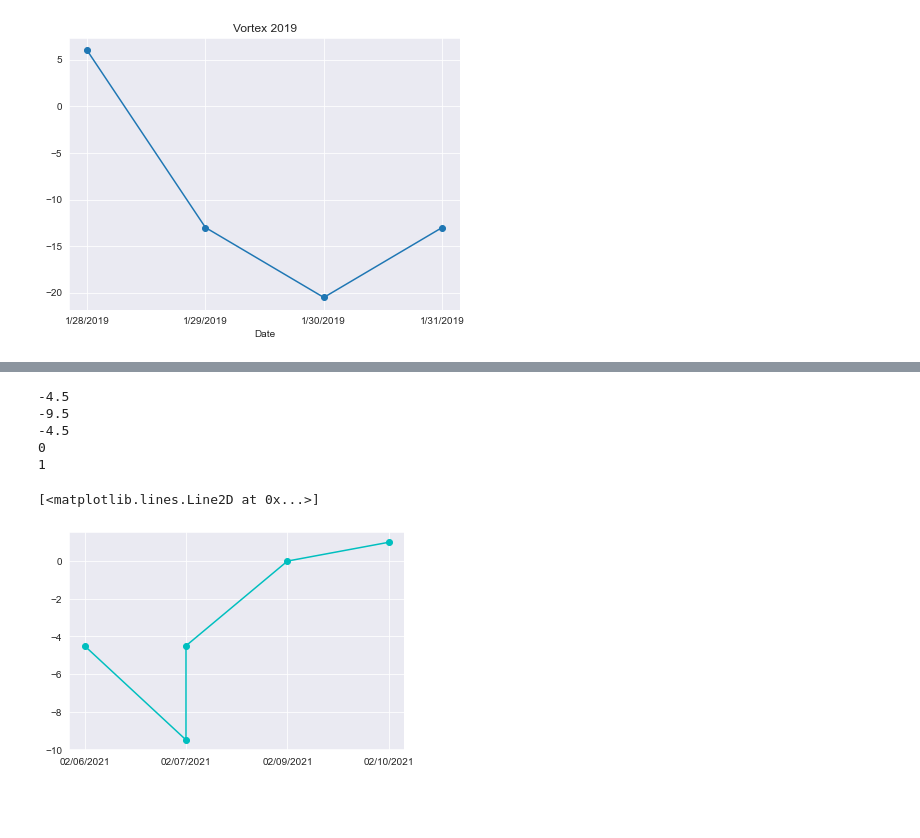
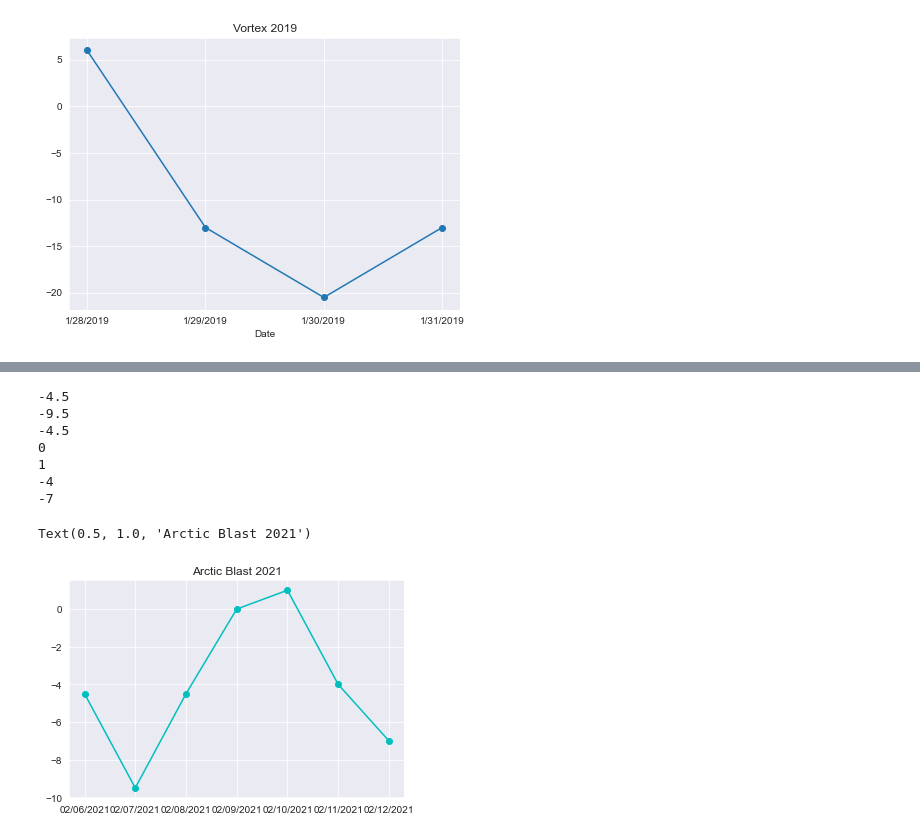
Before and after one commit to searanch/Minneapolis-Historical-Weather, a Jupyter notebook: msp_winter.ipynb, the cells around one changed output, grey strips where cells are left out. Drawn from its saved outputs; the diff is of its cells as text; code cells hidden in the pictures; blank space fills up the shorter version.

```diff
--- a/msp_winter.ipynb
+++ b/msp_winter.ipynb
@@ -366,7 +390,7 @@ plt.xticks(range(len(poler_19.index)), poler_19.index)
 
 highs = [3, -3, 1, 8, 8]
 lows = [-12, -16, -10, -8, -6]
-dates = ['02/06/2021','02/07/2021','02/07/2021','02/09/2021','02/10/2021']
+dates = ['02/06/2021','02/07/2021','02/08/2021','02/09/2021','02/10/2021','02/11/2021','02/12/2021']
 # %%
 highs = [3, -3, 1, 8, 8]
 lows = [-12, -16, -10, -8, -6]
@@ -394,7 +404,7 @@ for i in lows:
 # %%
 # find average temps for each day
 #(3 + -12)/2
-ave = [-4.5,-9.5,-4.5,0,1]
+ave = [-4.5,-9.5,-4.5,0,1,-4,-7]
 for a in ave:
     print(a)
 # %% [output]
@@ -403,8 +413,13 @@ for a in ave:
 -4.5
 0
 1
+-4
+-7
+# %%
+ave = [-4.5,-9.5,-4.5,0,1,-4,-7]
 # %%
 plt.plot(dates,ave, marker = 'o', color = 'c')
+plt.title("Arctic Blast 2021")
 # %% [output]
-[<matplotlib.lines.Line2D at 0x...>]
+Text(0.5, 1.0, 'Arctic Blast 2021')
-[figure, old version]
+[figure, new version]
```
Also changed, not shown: parts of 13 cells of this notebook.
